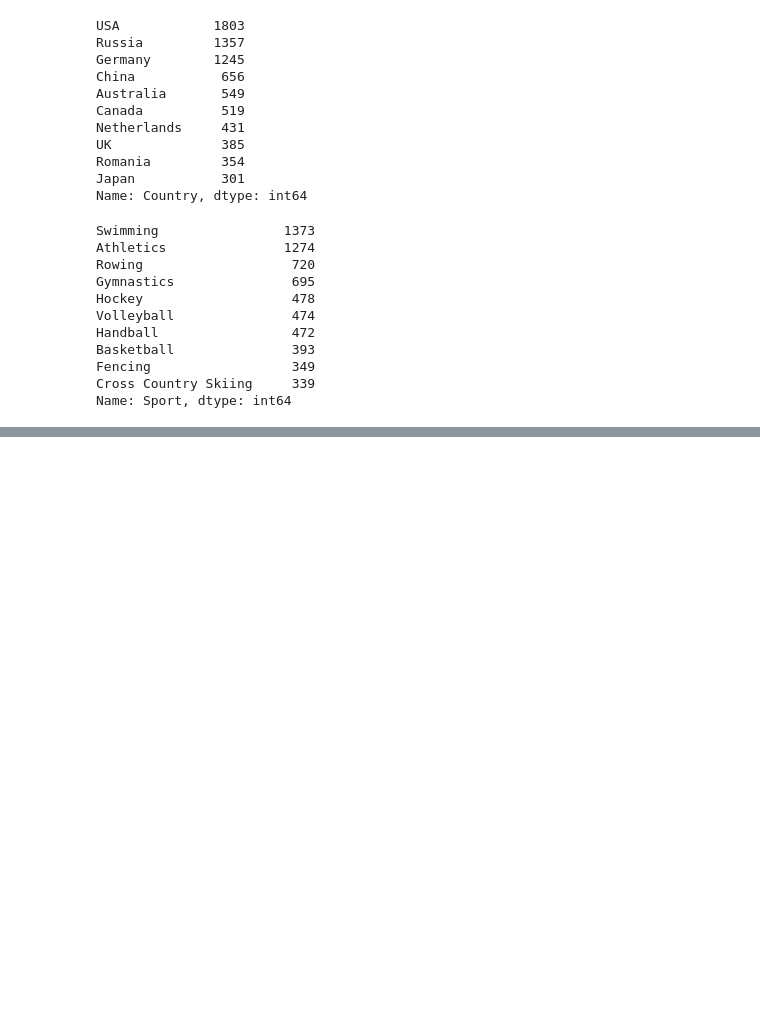
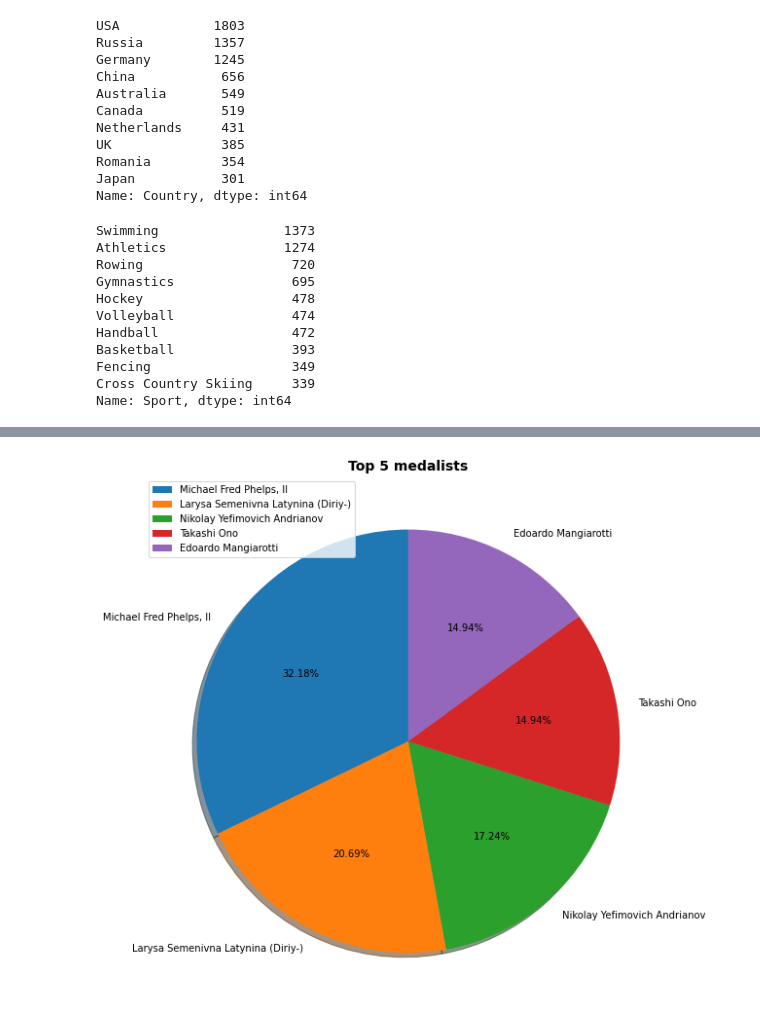
Before and after one commit to MaH1996SdN/Olympic_Games, a Jupyter notebook: Programming_Project_Olympic.ipynb, the cells around one changed output, grey strips where cells are left out. Cells and saved outputs as stored; diff of their text form; code cells hidden in the pictures; blank space fills up the shorter version.

```diff
--- a/Programming_Project_Olympic.ipynb
+++ b/Programming_Project_Olympic.ipynb
@@ -713,0 +734,12 @@ Name: Sport, dtype: int64
+# %%
+ # top 5 medalists
+ lb = Medals['Name'].value_counts().head(5)
+ labels = lb.index
+ plt.figure(figsize=(12,10))
+ plt.pie(Medals['Name'].value_counts().head(5),labels= labels, autopct='%.2f%%', startangle=90, shadow=True)
+ plt.title('Top 5 medalists', fontweight='bold', fontsize=14)
+ plt.legend()
+ plt.legend(loc="upper left")
+ plt.show()
+# %% [output]
+[figure, added]
```
Also changed, not shown: parts of 3 cells of this notebook.
